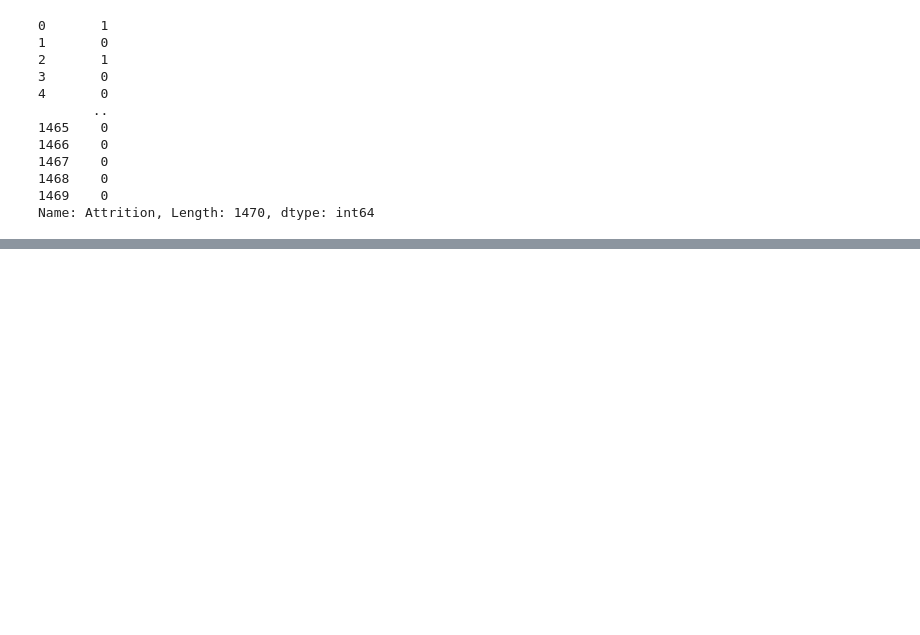
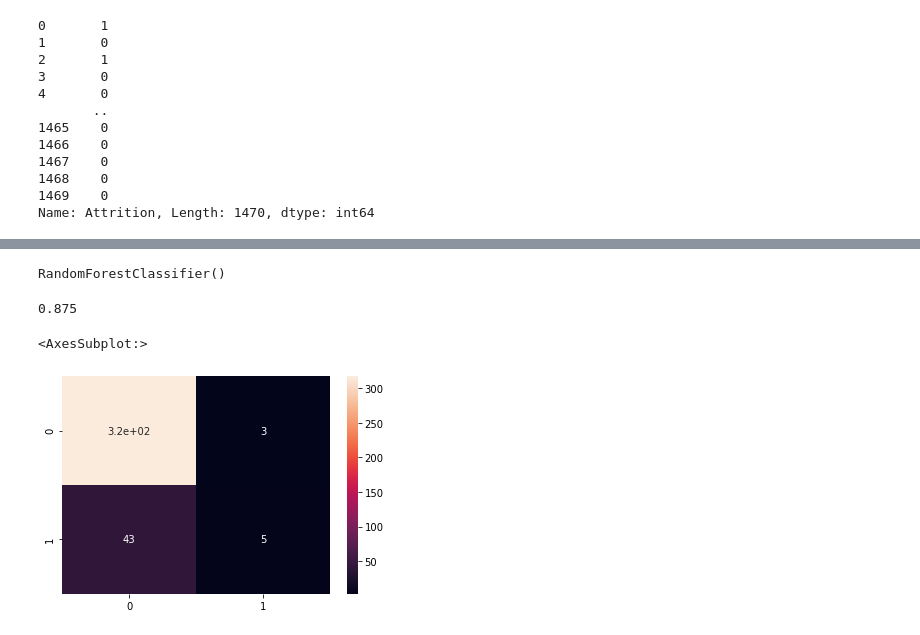
Before and after one commit to Paulo-Rodrigues/data_analysis_projects, a Jupyter notebook: hr/Departamento de Recursos Humanos.ipynb, the cells around one changed output, grey strips where cells are left out. Cells and saved outputs as stored; diff of their text form; code cells hidden in the pictures; blank space fills up the shorter version.

```diff
--- a/hr/Departamento de Recursos Humanos.ipynb
+++ b/hr/Departamento de Recursos Humanos.ipynb
@@ -321,0 +384,16 @@ X_train,X_test, y_train, y_test = train_test_split(X, y, test_size=0.25, random_
+# %%
+forest = RandomForestClassifier()
+forest.fit(X_train, y_train)
+# %% [output]
+RandomForestClassifier()
+# %%
+y_pred = forest.predict(X_test)
+# %%
+accuracy_score(y_test, y_pred)
+# %% [output]
+0.875
+# %%
+sns.heatmap(confusion_matrix(y_test, y_pred), annot=True)
+# %% [output]
+<AxesSubplot:>
+[figure, added]
```
Also changed, not shown: parts of 16 cells of this notebook.
